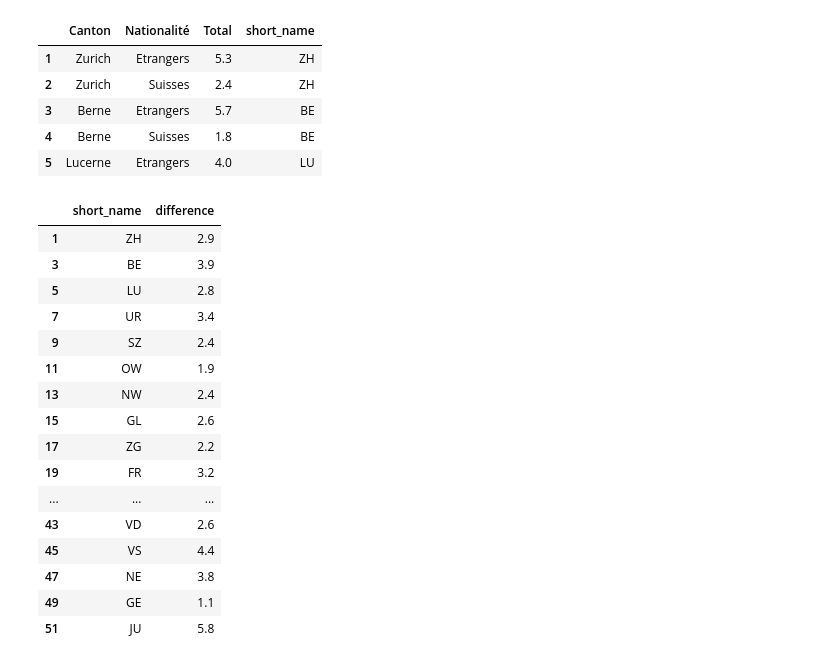
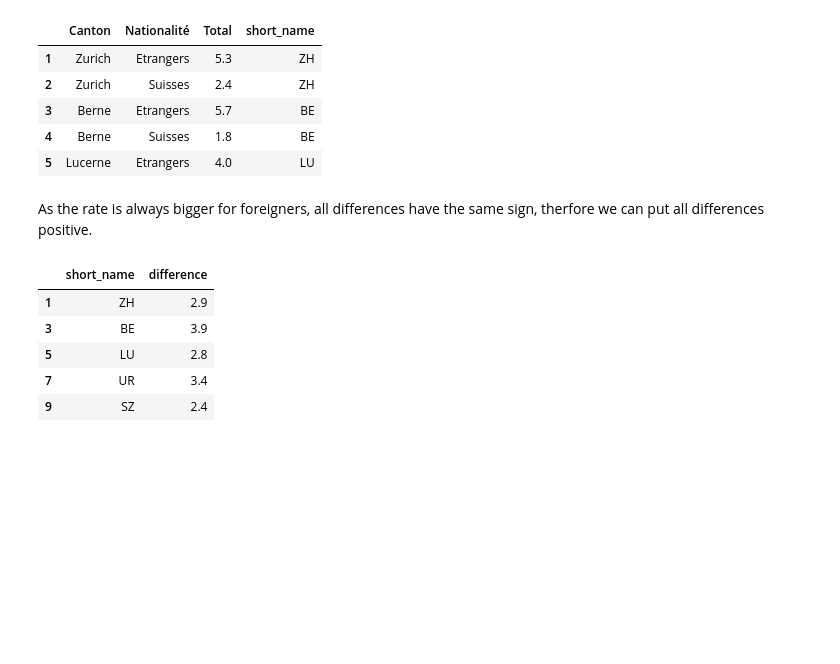
Before and after one commit to m-yaghini/ada17, a Jupyter notebook: 03 - Interactive Viz/Homework3_LW.ipynb, the cells around one changed output. Drawn from its saved outputs; the diff is of its cells as text; code cells hidden in the pictures; blank space fills up the shorter version.

```diff
--- a/03 - Interactive Viz/Homework3_LW.ipynb
+++ b/03 - Interactive Viz/Homework3_LW.ipynb
@@ -11,12 +23,12 @@ df = pd.read_csv('./unemployment_swiss_foreigner.csv', encoding='utf-8')
 # %%
+# dictionary from canton full name to canton short name
 canton_list = [['Zurich', 'Berne', 'Lucerne', 'Uri', 'Schwyz', 'Obwald', 'Nidwald',
-       'Glaris', 'Zoug', 'Fribourg', 'Soleure', 'Bâle-Ville', 'Bâle-Campagne',
-       'Schaffhouse', 'Appenzell Rhodes-Extérieures',
-       'Appenzell Rhodes-Intérieures', 'St-Gall', 'Grisons', 'Argovie',
-       'Thurgovie', 'Tessin', 'Vaud', 'Valais', 'Neuchâtel', 'Genève',
-       'Jura'],['ZH','BE','LU', 'UR', 'SZ', 'OW', 'NW', 'GL', 'ZG', 'FR',
-               'SO', 'BS', 'BL', 'SH', 'AR', 'AI', 'SG', 'GR', 'AG', 'TG',
-                'TI', 'VD', 'VS', 'NE', 'GE', 'JU']]
+                'Glaris', 'Zoug', 'Fribourg', 'Soleure', 'Bâle-Ville', 'Bâle-Campagne',
+                'Schaffhouse', 'Appenzell Rhodes-Extérieures', 'Appenzell Rhodes-Intérieures',
+                'St-Gall', 'Grisons', 'Argovie', 'Thurgovie', 'Tessin', 'Vaud', 'Valais',
+                'Neuchâtel', 'Genève', 'Jura'],
+               ['ZH','BE','LU', 'UR', 'SZ', 'OW', 'NW', 'GL', 'ZG', 'FR','SO', 'BS', 'BL',
+                'SH', 'AR', 'AI', 'SG', 'GR', 'AG', 'TG', 'TI', 'VD', 'VS', 'NE', 'GE', 'JU']]
 
 canton_dict = {canton_list[0][x] : canton_list[1][x] for x in range(len(canton_list[1]))}
 # %%
@@ -36,30 +52,19 @@ unemployment.head()
 | 3 | Berne | Etrangers | 5.7 | BE |
 | 4 | Berne | Suisses | 1.8 | BE |
 | 5 | Lucerne | Etrangers | 4.0 | LU |
+# %% [markdown]
+As the rate is always bigger for foreigners, all differences have the same sign, therfore we can put all differences positive.
 # %%
+# dataframe containing the rate difference between foreigners and swiss' unemployment rate
 un_diff = pd.DataFrame()
 un_diff['short_name'] = unemployment.short_name
 un_diff['difference'] = unemployment.groupby(['Canton']).diff(-1)
 un_diff = un_diff.dropna()
-
-un_swiss = unemployment.loc[unemployment.Nationalité == 'Suisses']
-un_foreigners = unemployment.loc[unemployment.Nationalité == 'Etrangers']
-un_diff
+un_diff.head()
 # %% [output]
 |  | short_name | difference |
 | 1 | ZH | 2.9 |
 | 3 | BE | 3.9 |
 | 5 | LU | 2.8 |
 | 7 | UR | 3.4 |
 | 9 | SZ | 2.4 |
-| 11 | OW | 1.9 |
-| 13 | NW | 2.4 |
-| 15 | GL | 2.6 |
-| 17 | ZG | 2.2 |
-| 19 | FR | 3.2 |
-| ... | ... | ... |
-| 43 | VD | 2.6 |
-| 45 | VS | 4.4 |
-| 47 | NE | 3.8 |
-| 49 | GE | 1.1 |
-| 51 | JU | 5.8 |
```
Also changed, not shown: parts of 26 cells of this notebook, 1 other file.
